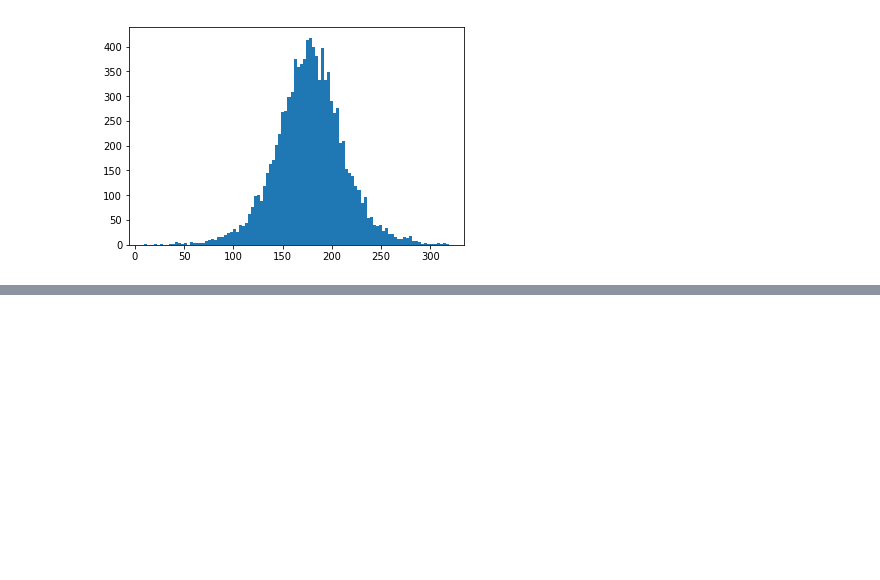
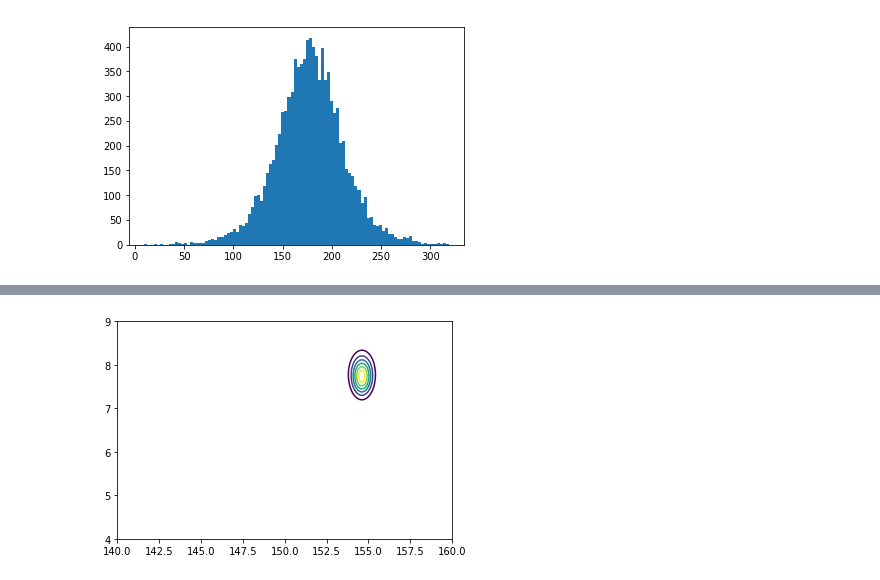
Before and after one commit to nwweber/statistical_rethinking, a Jupyter notebook: chapter_04_linear_models.ipynb, the cells around one changed output, grey strips where cells are left out. Cells and saved outputs as stored; diff of their text form; code cells hidden in the pictures; blank space fills up the shorter version.

```diff
--- a/chapter_04_linear_models.ipynb
+++ b/chapter_04_linear_models.ipynb
@@ -178,0 +207,4 @@ plt.hist(prior_h, bins=100);
+# %%
+plt.contour(mugrid, sigmagrid, post_prob);
+# %% [output]
+[figure, added]
```
Also changed, not shown: parts of 10 cells of this notebook.
